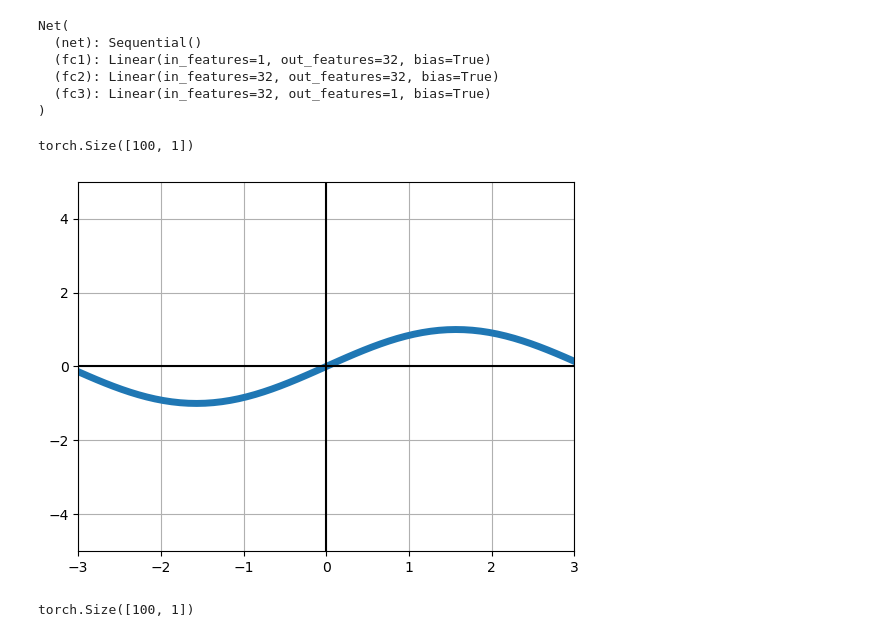
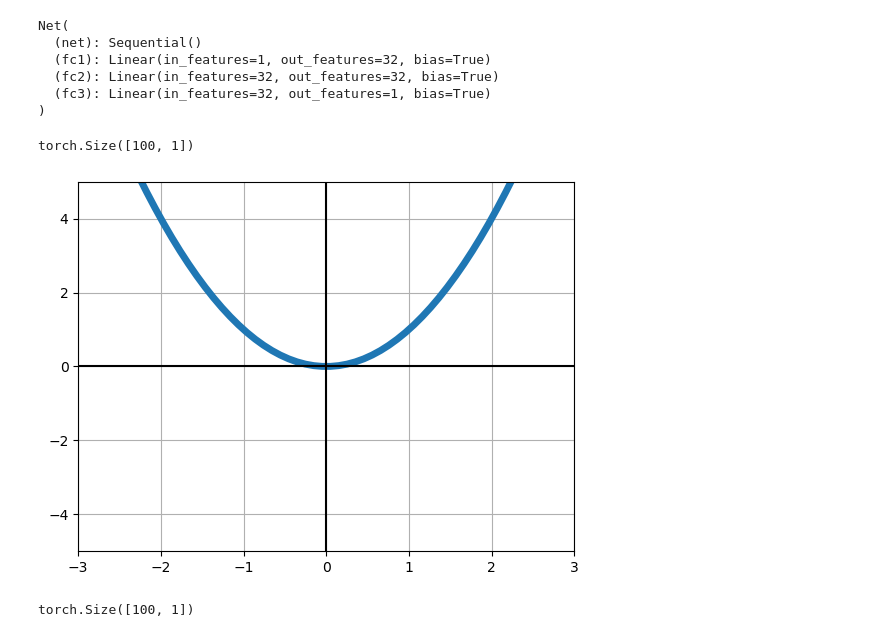
Before and after one commit to abzhaobo/abzhaobo.github.io, a Jupyter notebook: assets/courses/quant_2025/lec11/approx_NN.ipynb, the cells around one changed output. Cells and saved outputs as stored; diff of their text form; code cells hidden in the pictures.

```diff
--- a/assets/courses/quant_2025/lec11/approx_NN.ipynb
+++ b/assets/courses/quant_2025/lec11/approx_NN.ipynb
@@ -47,13 +49,13 @@ Net(
 # %%
 x = torch.linspace(-5, 5, 100).view(100, 1)
 print(x.shape)
-y_target = torch.sin(x)
-# y_target = x**2
+# y_target = torch.cos(x)
+y_target = x**2
 loss_fn = nn.MSELoss()
 plot(x, y_target)
 # %% [output]
 torch.Size([100, 1])
-[figure, old version]
+[figure, new version]
 # %%
 y = net(x)
 print(y.shape)
```
Also changed, not shown: parts of 5 cells of this notebook, 5 other files.
